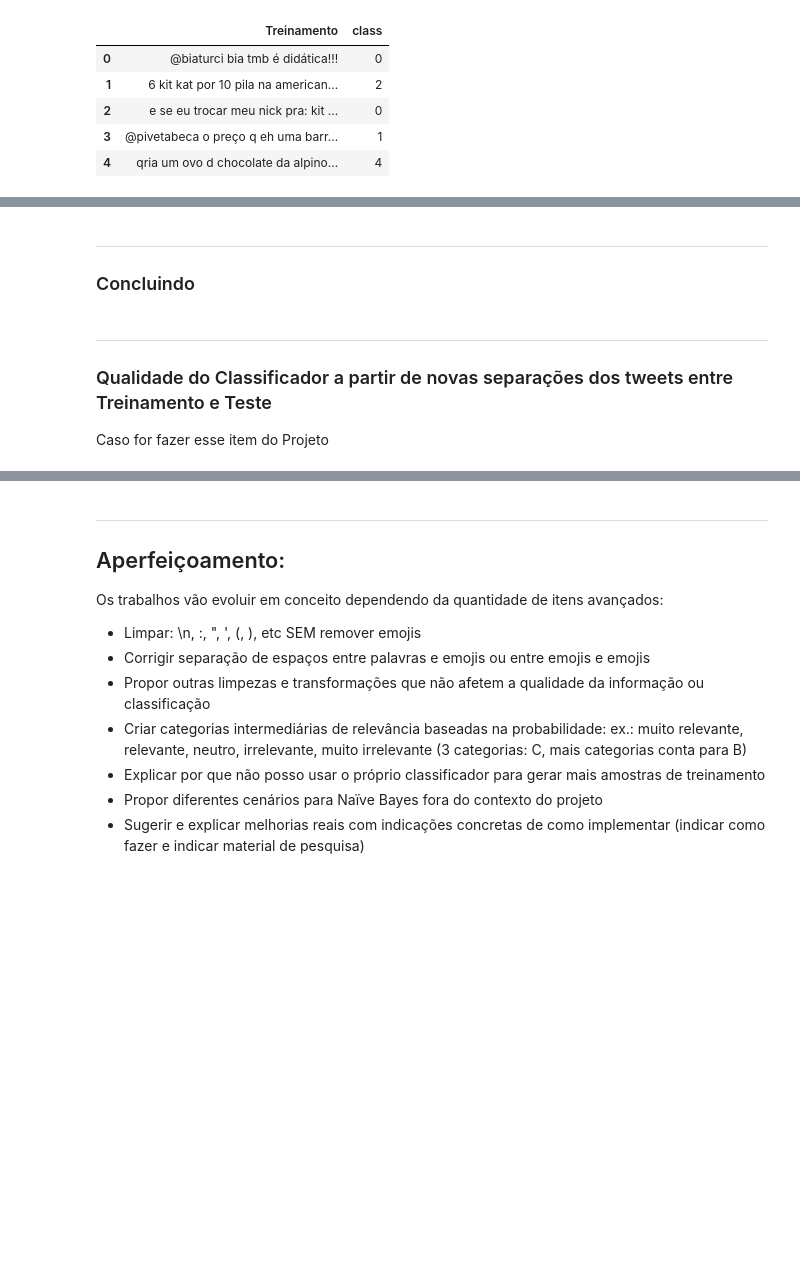
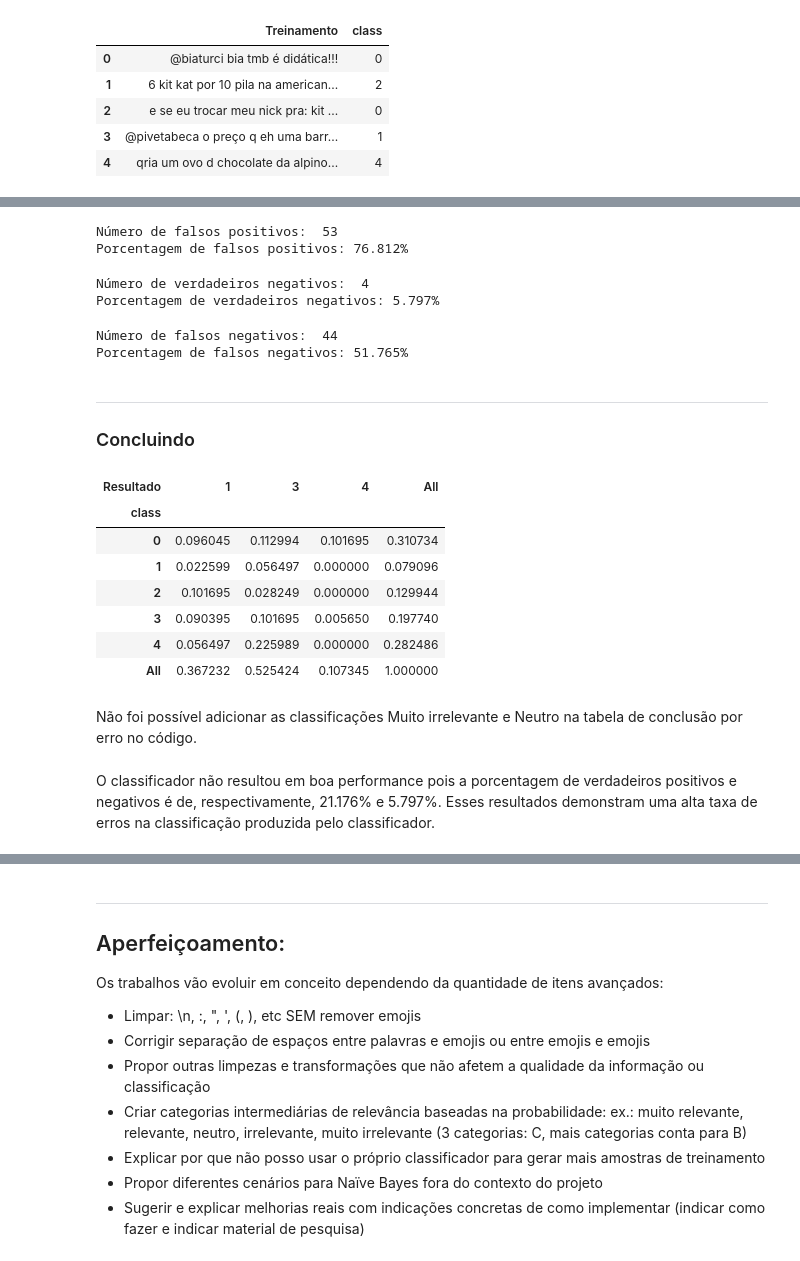
Before and after one commit to kaskang99/c_dados_2021.1, a Jupyter notebook: Projeto1_Layout_Classificador.ipynb, the cells around one changed output, grey strips where cells are left out. Saved outputs shown, nothing was run; the diff lists cells and outputs as text; code cells hidden in the pictures; blank space fills up the shorter version.

Commit message:
Projeto pronto

```diff
--- a/Projeto1_Layout_Classificador.ipynb
+++ b/Projeto1_Layout_Classificador.ipynb
@@ -601,8 +577,74 @@ Agora você deve testar o seu classificador com a base de Testes.
+# %%
+falsos_positivos = 0
+for i in range(len(lista_classificacao)):
+    if lista_classificacao[i] == 0 and lista_resultado[i] == 4:
+        falsos_positivos += 1
+    elif lista_classificacao[i] == 0 and lista_resultado[i]== 3:
+        falsos_positivos += 1
+    elif lista_classificacao[i] == 1 and lista_resultado[i]== 4:
+        falsos_positivos += 1
+    elif lista_classificacao[i] == 1 and lista_resultado[i]== 3:
+        falsos_positivos += 1
+    elif lista_classificacao[i] == 2 and lista_resultado[i]== 4:
+        falsos_positivos += 1
+    elif lista_classificacao[i] == 2 and lista_resultado[i]== 3:
+        falsos_positivos += 1
+porcentagem_falsos_positivos = falsos_positivos/(len(test_mirrelevante)+ len(test_irrelevante))
+print("Número de falsos positivos: ", falsos_positivos)
+print("Porcentagem de falsos positivos: {0:.3f}%".format(porcentagem_falsos_positivos*100))
+# %% [output]
+Número de falsos positivos:  53
+Porcentagem de falsos positivos: 76.812%
+# %%
+verdadeiros_negativos = 0
+for i in range(len(lista_classificacao)):
+    if lista_classificacao[i] == 0 and lista_resultado[i] == 0:
+        verdadeiros_negativos += 1
+    elif lista_classificacao[i] == 1 and lista_resultado[i]== 1:
+        verdadeiros_negativos += 1
+porcentagem_verdadeiros_negativos = verdadeiros_negativos/(len(test_irrelevante) + len(test_mirrelevante))
+print("Número de verdadeiros negativos: ", verdadeiros_negativos)
+print("Porcentagem de verdadeiros negativos: {0:.3f}%".format(porcentagem_verdadeiros_negativos*100))
+# %% [output]
+Número de verdadeiros negativos:  4
+Porcentagem de verdadeiros negativos: 5.797%
+# %%
+falsos_negativos = 0
+for i in range(len(lista_classificacao)):
+    if lista_classificacao[i] == 4 and lista_resultado[i] == 0:
+        falsos_negativos += 1
+    elif lista_classificacao[i] == 4 and lista_resultado[i]== 1:
+        falsos_negativos += 1
+    elif lista_classificacao[i] == 3 and lista_resultado[i]== 0:
+        falsos_negativos += 1
+    elif lista_classificacao[i] == 3 and lista_resultado[i]== 1:
+        falsos_negativos += 1
+    elif lista_classificacao[i] == 2 and lista_resultado[i]== 0:
+        falsos_negativos += 1
+    elif lista_classificacao[i] == 2 and lista_resultado[i]== 1:
+        falsos_negativos += 1
+porcentagem_falsos_negativos = falsos_negativos/(len(test_relevante) + len(test_mrelevante))
+print("Número de falsos negativos: ", falsos_negativos)
+print("Porcentagem de falsos negativos: {0:.3f}%".format(porcentagem_falsos_negativos*100))
+# %% [output]
+Número de falsos negativos:  44
+Porcentagem de falsos negativos: 51.765%
 # %% [markdown]
 ___
 ### Concluindo
-# %% [markdown]
-___
-### Qualidade do Classificador a partir de novas separações dos tweets entre Treinamento e Teste
-
-Caso for fazer esse item do Projeto
+# %%
+quadro = pd.crosstab(test['class'], test['Resultado'], margins = True, normalize = True)
+quadro
+# %% [output]
+| Resultado | 1 | 3 | 4 | All |
+| class |  |  |  |  |
+| 0 | 0.096045 | 0.112994 | 0.101695 | 0.310734 |
+| 1 | 0.022599 | 0.056497 | 0.000000 | 0.079096 |
+| 2 | 0.101695 | 0.028249 | 0.000000 | 0.129944 |
+| 3 | 0.090395 | 0.101695 | 0.005650 | 0.197740 |
+| 4 | 0.056497 | 0.225989 | 0.000000 | 0.282486 |
+| All | 0.367232 | 0.525424 | 0.107345 | 1.000000 |
+# %% [markdown]
+Não foi possível adicionar as classificações Muito irrelevante e Neutro na tabela de conclusão por erro no código.
+# %% [markdown]
+O classificador não resultou em boa performance pois a porcentagem de verdadeiros positivos e negativos é de, respectivamente, 21.176% e 5.797%. Esses resultados demonstram uma alta taxa de erros na classificação produzida pelo classificador.
```
Also changed, not shown: parts of 66 cells of this notebook.
